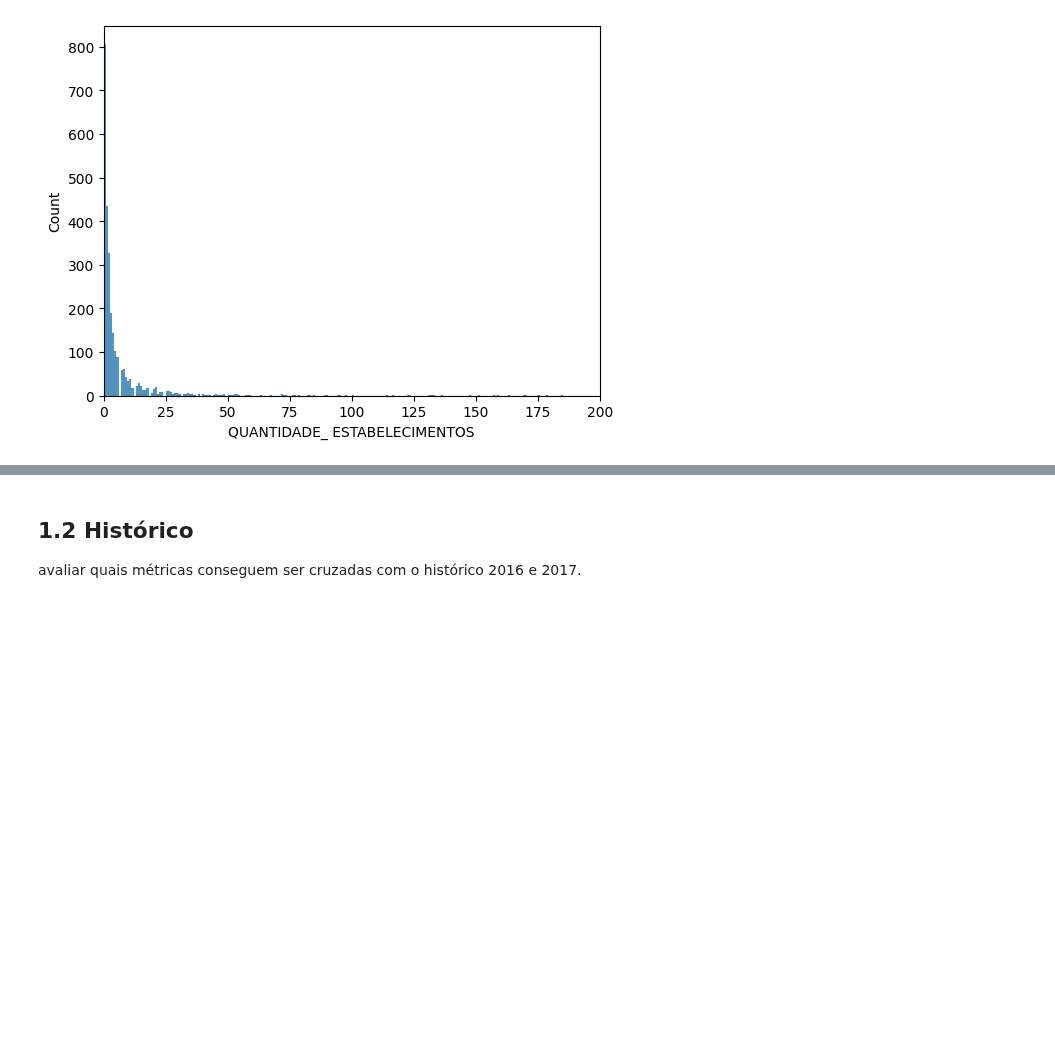
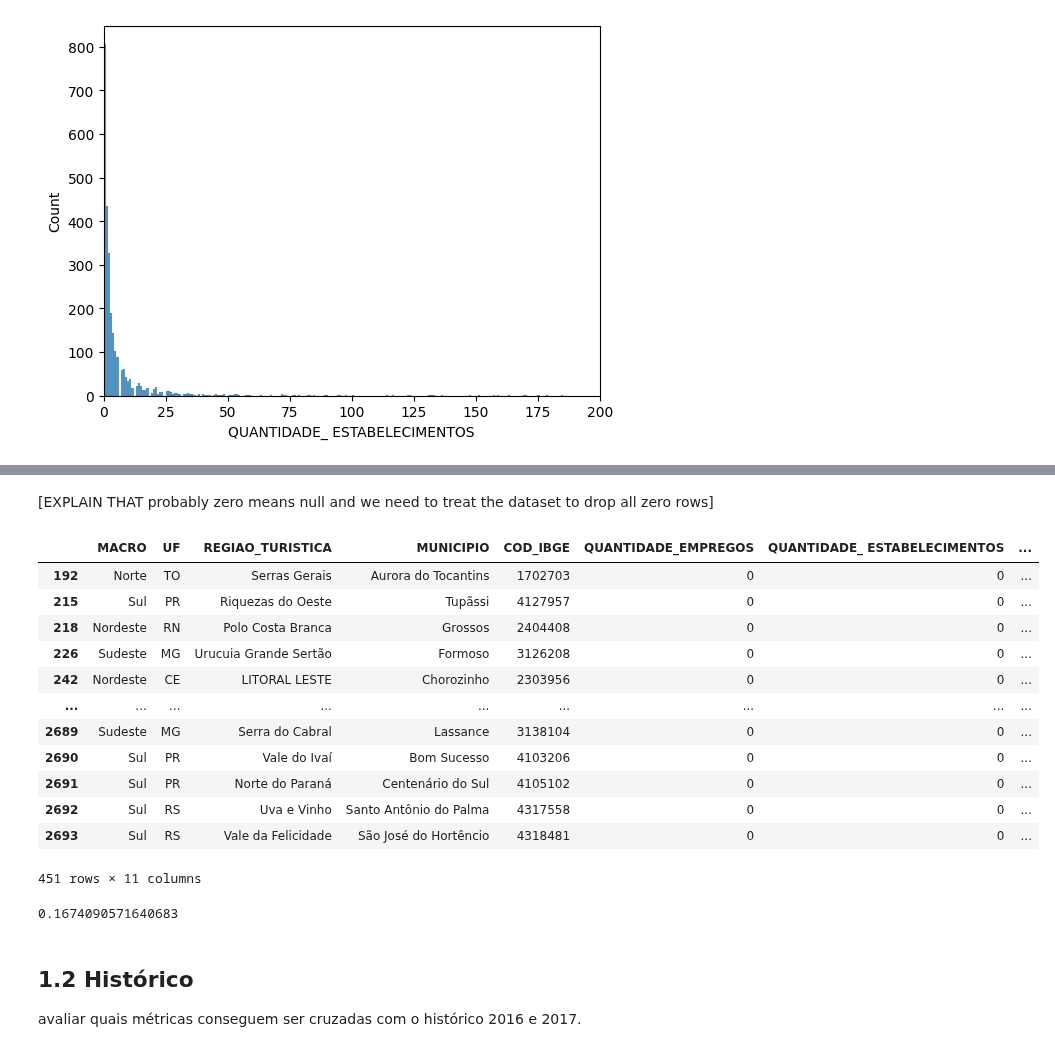
Before and after one commit to juhtolent/Brazil_Tourism, a Jupyter notebook: Exploratory Data Analysis - Tourism.ipynb, the cells around one changed output, grey strips where cells are left out. Drawn from its saved outputs; the diff is of its cells as text; code cells hidden in the pictures; blank space fills up the shorter version.

```diff
--- a/Exploratory Data Analysis - Tourism.ipynb
+++ b/Exploratory Data Analysis - Tourism.ipynb
@@ -155,3 +174,28 @@ sns.histplot(data = df,
+# %% [markdown]
+[EXPLAIN THAT probably zero means null and we  need to treat the dataset to drop all zero rows]
+# %%
+df.loc[(df[['QUANTIDADE_EMPREGOS',
+           'QUANTIDADE_ ESTABELECIMENTOS',
+           'QUANTIDADE_VISITAS_ESTIMADAS_ INTERNACIONAL',
+           'QUANTIDADE_VISITAS_ESTIMADAS_ NACIONAL']] == 0).all(axis=1)]
+# %% [output]
+|  | MACRO | UF | REGIAO_TURISTICA | MUNICIPIO | COD_IBGE | QUANTIDADE_EMPREGOS | QUANTIDADE_ ESTABELECIMENTOS | ... |
+| 192 | Norte | TO | Serras Gerais | Aurora do Tocantins | 1702703 | 0 | 0 | ... |
+| 215 | Sul | PR | Riquezas do Oeste | Tupãssi | 4127957 | 0 | 0 | ... |
+| 218 | Nordeste | RN | Polo Costa Branca | Grossos | 2404408 | 0 | 0 | ... |
+| 226 | Sudeste | MG | Urucuia Grande Sertão | Formoso | 3126208 | 0 | 0 | ... |
+| 242 | Nordeste | CE | LITORAL LESTE | Chorozinho | 2303956 | 0 | 0 | ... |
+| ... | ... | ... | ... | ... | ... | ... | ... | ... |
+| 2689 | Sudeste | MG | Serra do Cabral | Lassance | 3138104 | 0 | 0 | ... |
+| 2690 | Sul | PR | Vale do Ivaí | Bom Sucesso | 4103206 | 0 | 0 | ... |
+| 2691 | Sul | PR | Norte do Paraná | Centenário do Sul | 4105102 | 0 | 0 | ... |
+| 2692 | Sul | RS | Uva e Vinho | Santo Antônio do Palma | 4317558 | 0 | 0 | ... |
+| 2693 | Sul | RS | Vale da Felicidade | São José do Hortêncio | 4318481 | 0 | 0 | ... |
+451 rows × 11 columns
+# %%
+451/2694
+# %% [output]
+0.1674090571640683
 # %% [markdown]
 ## 1.2 Histórico
 
```
Also changed, not shown: parts of 2 cells of this notebook.
